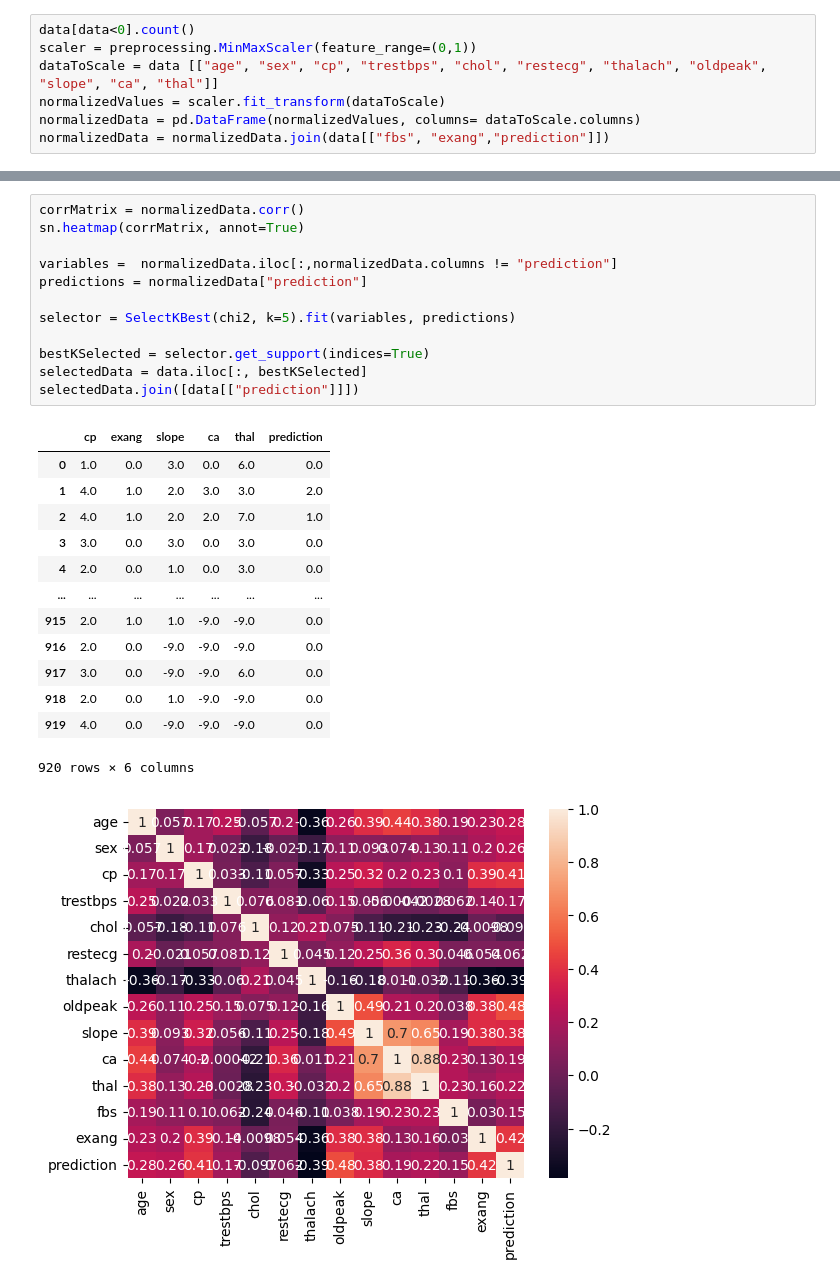
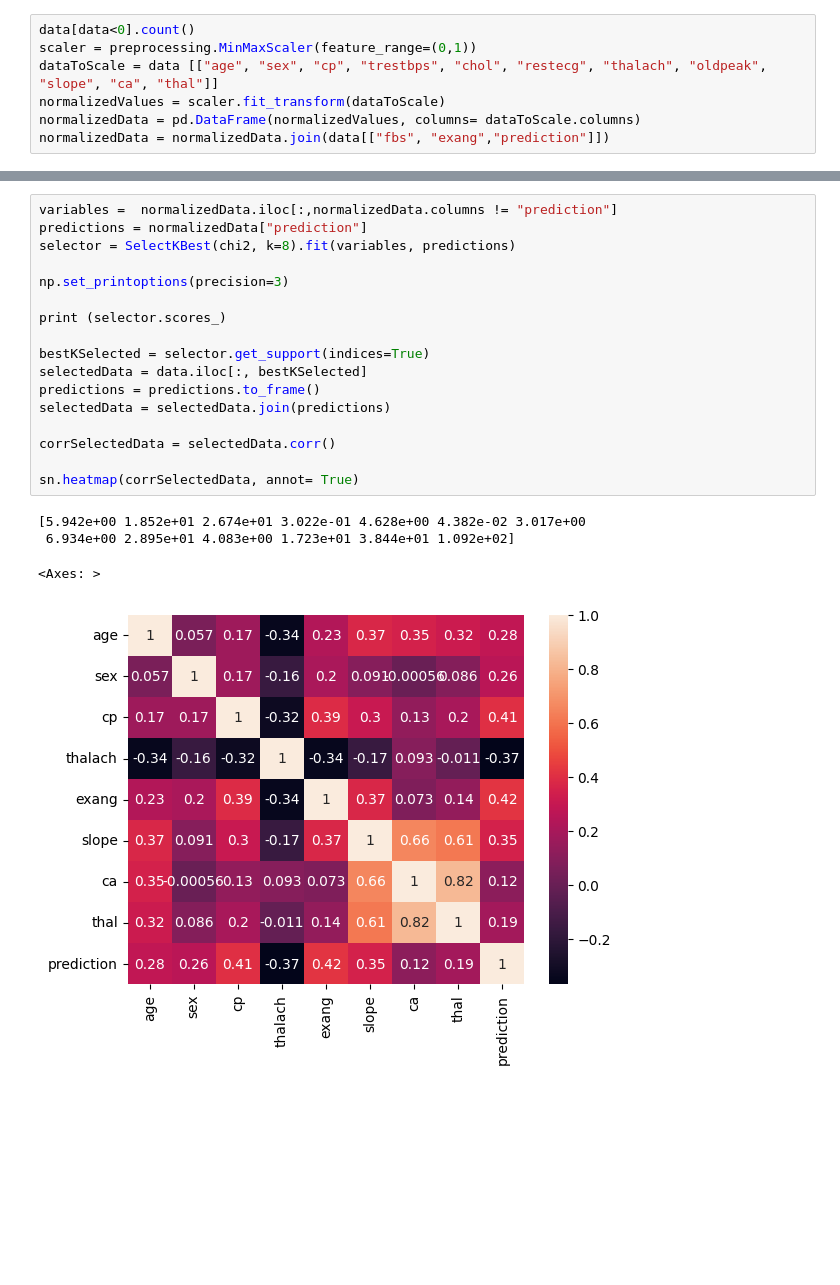
Before and after one commit to MistyDoe/PyHeartDisease, a Jupyter notebook: analysis.ipynb, the cells around one changed output, grey strips where cells are left out. Cells and saved outputs as stored; diff of their text form; blank space fills up the shorter version.

```diff
--- a/analysis.ipynb
+++ b/analysis.ipynb
@@ -73,27 +67,22 @@ normalizedData = normalizedData.join(data[["fbs", "exang","prediction"]])
 # %%
-corrMatrix = normalizedData.corr()
-sn.heatmap(corrMatrix, annot=True)
-
 variables =  normalizedData.iloc[:,normalizedData.columns != "prediction"]
 predictions = normalizedData["prediction"]
+selector = SelectKBest(chi2, k=8).fit(variables, predictions)
 
-selector = SelectKBest(chi2, k=5).fit(variables, predictions)
+np.set_printoptions(precision=3)
+
+print (selector.scores_)
 
 bestKSelected = selector.get_support(indices=True)
 selectedData = data.iloc[:, bestKSelected]
-selectedData.join([data[["prediction"]]])
+predictions = predictions.to_frame()
+selectedData = selectedData.join(predictions)
+
+corrSelectedData = selectedData.corr()
+
+sn.heatmap(corrSelectedData, annot= True)
 # %% [output]
-|  | cp | exang | slope | ca | thal | prediction |
-| 0 | 1.0 | 0.0 | 3.0 | 0.0 | 6.0 | 0.0 |
-| 1 | 4.0 | 1.0 | 2.0 | 3.0 | 3.0 | 2.0 |
-| 2 | 4.0 | 1.0 | 2.0 | 2.0 | 7.0 | 1.0 |
-| 3 | 3.0 | 0.0 | 3.0 | 0.0 | 3.0 | 0.0 |
-| 4 | 2.0 | 0.0 | 1.0 | 0.0 | 3.0 | 0.0 |
-| ... | ... | ... | ... | ... | ... | ... |
-| 915 | 2.0 | 1.0 | 1.0 | -9.0 | -9.0 | 0.0 |
-| 916 | 2.0 | 0.0 | -9.0 | -9.0 | -9.0 | 0.0 |
-| 917 | 3.0 | 0.0 | -9.0 | -9.0 | 6.0 | 0.0 |
-| 918 | 2.0 | 0.0 | 1.0 | -9.0 | -9.0 | 0.0 |
-| 919 | 4.0 | 0.0 | -9.0 | -9.0 | -9.0 | 0.0 |
-920 rows × 6 columns
+[5.942e+00 1.852e+01 2.674e+01 3.022e-01 4.628e+00 4.382e-02 3.017e+00
+ 6.934e+00 2.895e+01 4.083e+00 1.723e+01 3.844e+01 1.092e+02]
+<Axes: >
-[figure, old version]
+[figure, new version]
```
Also changed, not shown: parts of 6 cells of this notebook.
